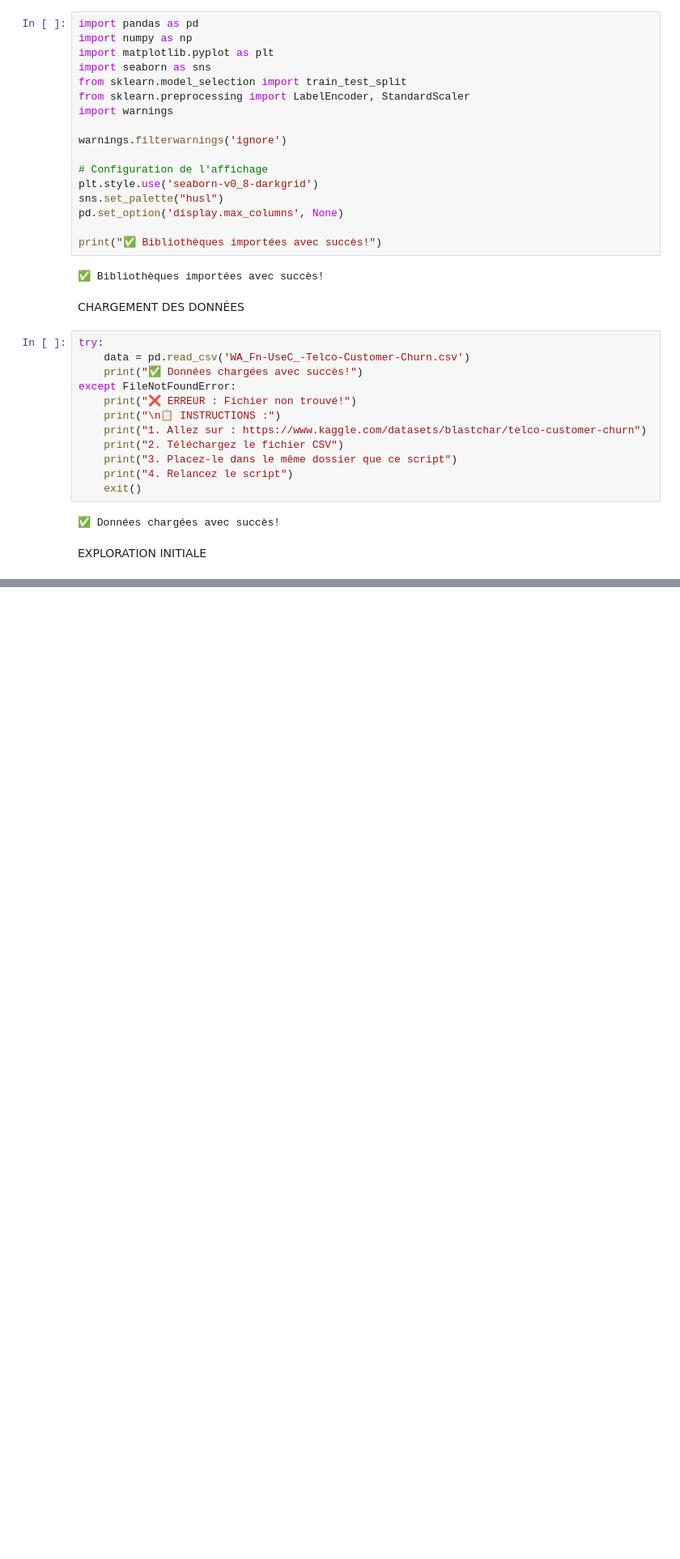
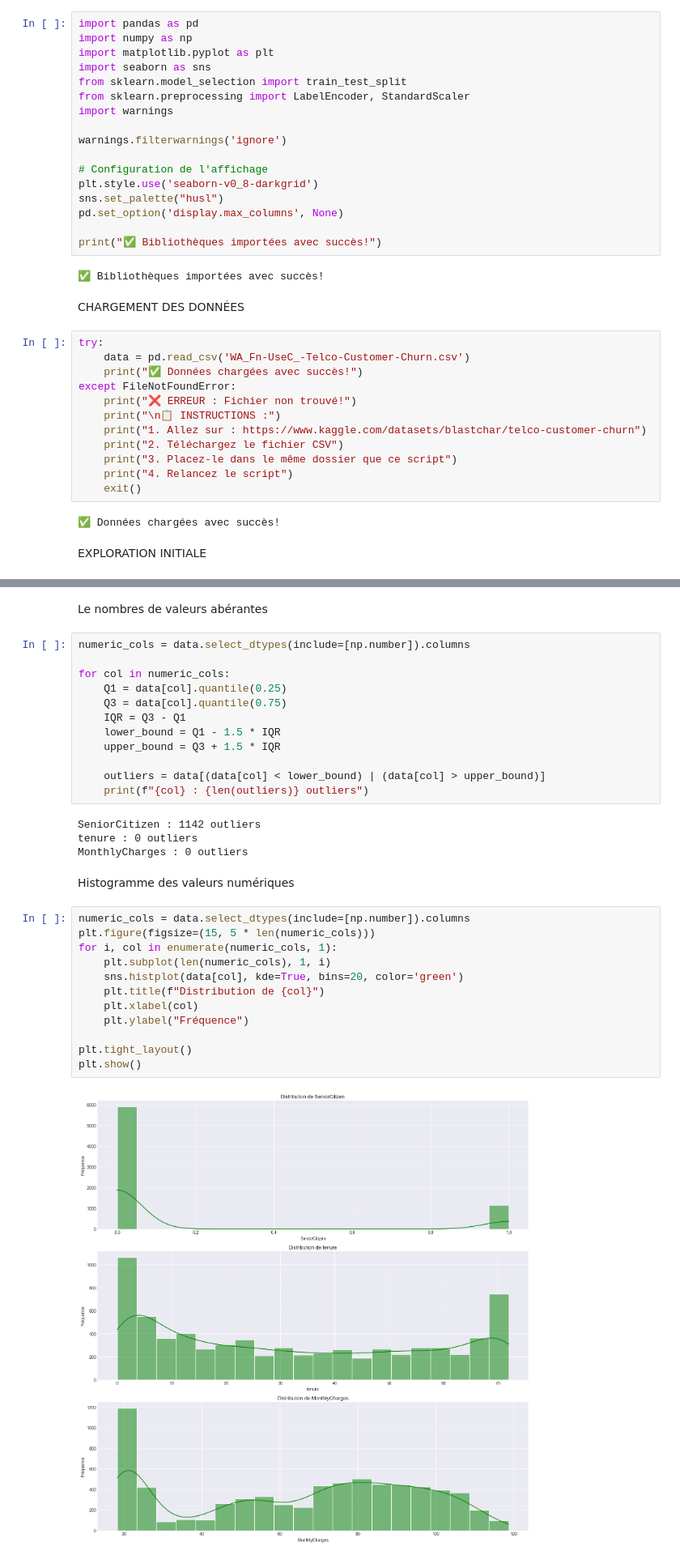
Before and after one commit to BabacarANE/TELECOM_CHURN, a Jupyter notebook: TELCO_CHURN.ipynb, the cells around one changed output, grey strips where cells are left out. Shown: that part at 81% size. Drawn from its saved outputs; the diff is of its cells as text; blank space fills up the shorter version.

```diff
--- a/TELCO_CHURN.ipynb
+++ b/TELCO_CHURN.ipynb
@@ -106,0 +149,34 @@ print(f"   Oui : {churn_counts['Yes']} clients ({churn_percentage['Yes']:.1f}%)"
+# %% [markdown]
+Le nombres de valeurs abérantes
+# %%
+numeric_cols = data.select_dtypes(include=[np.number]).columns
+
+for col in numeric_cols:
+    Q1 = data[col].quantile(0.25)
+    Q3 = data[col].quantile(0.75)
+    IQR = Q3 - Q1
+    lower_bound = Q1 - 1.5 * IQR
+    upper_bound = Q3 + 1.5 * IQR
+
+    outliers = data[(data[col] < lower_bound) | (data[col] > upper_bound)]
+    print(f"{col} : {len(outliers)} outliers")
+# %% [output]
+SeniorCitizen : 1142 outliers
+tenure : 0 outliers
+MonthlyCharges : 0 outliers
+# %% [markdown]
+Histogramme des valeurs numériques
+# %%
+numeric_cols = data.select_dtypes(include=[np.number]).columns
+plt.figure(figsize=(15, 5 * len(numeric_cols)))
+for i, col in enumerate(numeric_cols, 1):
+    plt.subplot(len(numeric_cols), 1, i)
+    sns.histplot(data[col], kde=True, bins=20, color='green')
+    plt.title(f"Distribution de {col}")
+    plt.xlabel(col)
+    plt.ylabel("Fréquence")
+
+plt.tight_layout()
+plt.show()
+# %% [output]
+[figure, added]
```
Also changed, not shown: parts of 27 cells of this notebook.
